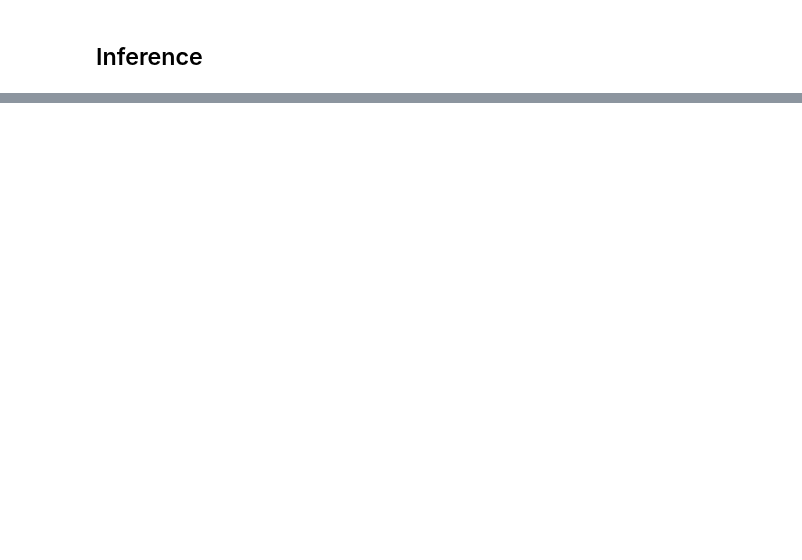
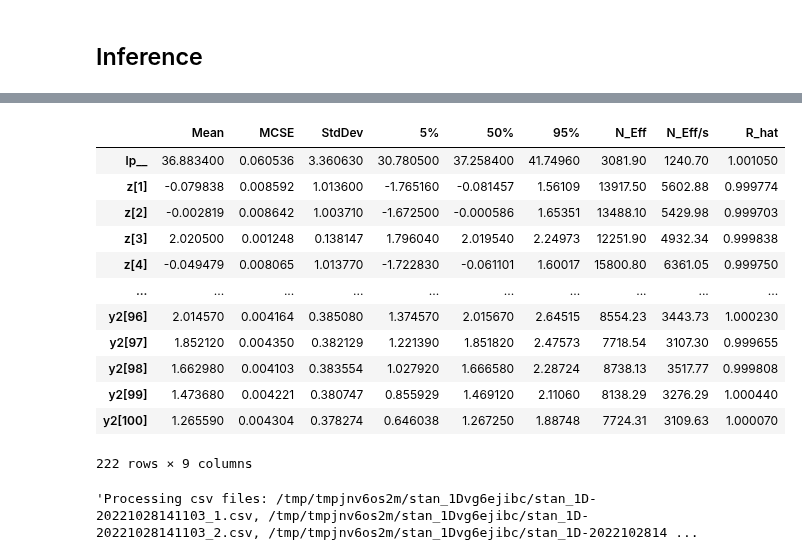
Before and after one commit to drclab/GP_VAE, a Jupyter notebook: drclab/vae.ipynb, the cells around one changed output, grey strips where cells are left out. Cells and saved outputs as stored; diff of their text form; code cells hidden in the pictures; blank space fills up the shorter version.

```diff
--- a/drclab/vae.ipynb
+++ b/drclab/vae.ipynb
@@ -243,0 +287,16 @@ array([ 1.13597143,  0.85712347,  0.66362773,  0.57750194,  0.59688305,
+# %%
+fit.summary()
+# %% [output]
+|  | Mean | MCSE | StdDev | 5% | 50% | 95% | N_Eff | N_Eff/s | R_hat |
+| lp__ | 36.883400 | 0.060536 | 3.360630 | 30.780500 | 37.258400 | 41.74960 | 3081.90 | 1240.70 | 1.001050 |
+| z[1] | -0.079838 | 0.008592 | 1.013600 | -1.765160 | -0.081457 | 1.56109 | 13917.50 | 5602.88 | 0.999774 |
+| z[2] | -0.002819 | 0.008642 | 1.003710 | -1.672500 | -0.000586 | 1.65351 | 13488.10 | 5429.98 | 0.999703 |
+| z[3] | 2.020500 | 0.001248 | 0.138147 | 1.796040 | 2.019540 | 2.24973 | 12251.90 | 4932.34 | 0.999838 |
+| z[4] | -0.049479 | 0.008065 | 1.013770 | -1.722830 | -0.061101 | 1.60017 | 15800.80 | 6361.05 | 0.999750 |
+| ... | ... | ... | ... | ... | ... | ... | ... | ... | ... |
+| y2[96] | 2.014570 | 0.004164 | 0.385080 | 1.374570 | 2.015670 | 2.64515 | 8554.23 | 3443.73 | 1.000230 |
+| y2[97] | 1.852120 | 0.004350 | 0.382129 | 1.221390 | 1.851820 | 2.47573 | 7718.54 | 3107.30 | 0.999655 |
+| y2[98] | 1.662980 | 0.004103 | 0.383554 | 1.027920 | 1.666580 | 2.28724 | 8738.13 | 3517.77 | 0.999808 |
+| y2[99] | 1.473680 | 0.004221 | 0.380747 | 0.855929 | 1.469120 | 2.11060 | 8138.29 | 3276.29 | 1.000440 |
+| y2[100] | 1.265590 | 0.004304 | 0.378274 | 0.646038 | 1.267250 | 1.88748 | 7724.31 | 3109.63 | 1.000070 |
+222 rows × 9 columns
@@ -243,0 +305,4 @@ array([ 1.13597143,  0.85712347,  0.66362773,  0.57750194,  0.59688305,
+# %%
+fit.diagnose()
+# %% [output]
+'Processing csv files: /tmp/tmpjnv6os2m/stan_1Dvg6ejibc/stan_1D-20221028141103_1.csv, /tmp/tmpjnv6os2m/stan_1Dvg6ejibc/stan_1D-20221028141103_2.csv, /tmp/tmpjnv6os2m/stan_1Dvg6ejibc/stan_1D-2022102814 ...
```
Also changed, not shown: parts of 26 cells of this notebook, 3 other files.
